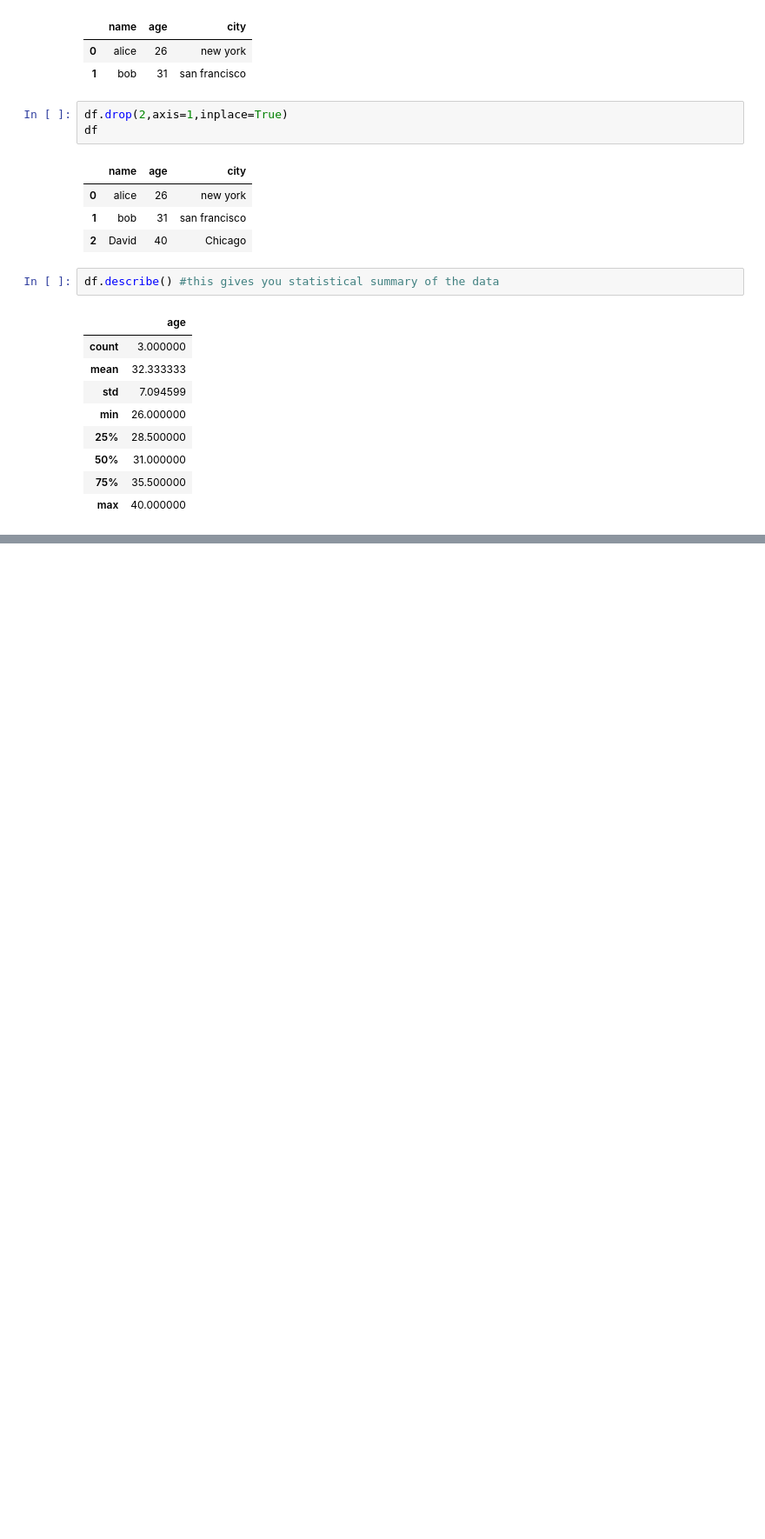
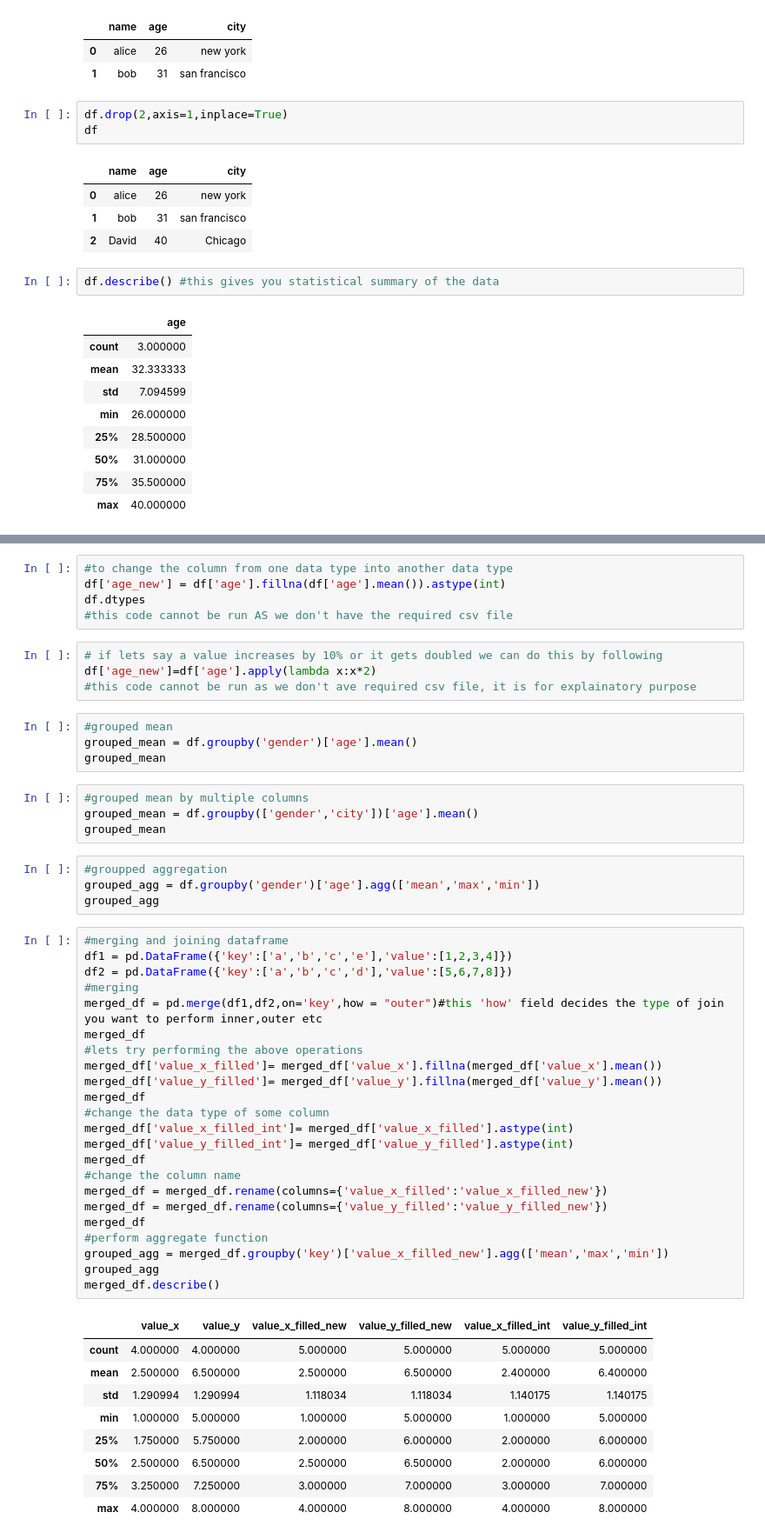
Before and after one commit to JadhavRaaj/machine-learning-notes, a Jupyter notebook: Pandas.ipynb, the cells around one changed output, grey strips where cells are left out. Shown at 87% size. Drawn from its saved outputs; the diff is of its cells as text; blank space fills up the shorter version.

```diff
--- a/Pandas.ipynb
+++ b/Pandas.ipynb
@@ -162,0 +252,54 @@ df.describe() #this gives you statistical summary of the data
+# %%
+#to change the column from one data type into another data type
+df['age_new'] = df['age'].fillna(df['age'].mean()).astype(int)
+df.dtypes
+#this code cannot be run AS we don't have the required csv file
+# %%
+# if lets say a value increases by 10% or it gets doubled we can do this by following
+df['age_new']=df['age'].apply(lambda x:x*2)
+#this code cannot be run as we don't ave required csv file, it is for explainatory purpose
+# %%
+#grouped mean
+grouped_mean = df.groupby('gender')['age'].mean()
+grouped_mean
+# %%
+#grouped mean by multiple columns
+grouped_mean = df.groupby(['gender','city'])['age'].mean()
+grouped_mean
+# %%
+#groupped aggregation
+grouped_agg = df.groupby('gender')['age'].agg(['mean','max','min'])
+grouped_agg
+# %%
+#merging and joining dataframe
+df1 = pd.DataFrame({'key':['a','b','c','e'],'value':[1,2,3,4]})
+df2 = pd.DataFrame({'key':['a','b','c','d'],'value':[5,6,7,8]})
+#merging
+merged_df = pd.merge(df1,df2,on='key',how = "outer")#this 'how' field decides the type of join you want to perform inner,outer etc
+merged_df
+#lets try performing the above operations
+merged_df['value_x_filled']= merged_df['value_x'].fillna(merged_df['value_x'].mean())
+merged_df['value_y_filled']= merged_df['value_y'].fillna(merged_df['value_y'].mean())
+merged_df
+#change the data type of some column
+merged_df['value_x_filled_int']= merged_df['value_x_filled'].astype(int)
+merged_df['value_y_filled_int']= merged_df['value_y_filled'].astype(int)
+merged_df
+#change the column name
+merged_df = merged_df.rename(columns={'value_x_filled':'value_x_filled_new'})
+merged_df = merged_df.rename(columns={'value_y_filled':'value_y_filled_new'})
+merged_df
+#perform aggregate function
+grouped_agg = merged_df.groupby('key')['value_x_filled_new'].agg(['mean','max','min'])
+grouped_agg
+merged_df.describe()
+# %% [output]
+|  | value_x | value_y | value_x_filled_new | value_y_filled_new | value_x_filled_int | value_y_filled_int |
+| count | 4.000000 | 4.000000 | 5.000000 | 5.000000 | 5.000000 | 5.000000 |
+| mean | 2.500000 | 6.500000 | 2.500000 | 6.500000 | 2.400000 | 6.400000 |
+| std | 1.290994 | 1.290994 | 1.118034 | 1.118034 | 1.140175 | 1.140175 |
+| min | 1.000000 | 5.000000 | 1.000000 | 5.000000 | 1.000000 | 5.000000 |
+| 25% | 1.750000 | 5.750000 | 2.000000 | 6.000000 | 2.000000 | 6.000000 |
+| 50% | 2.500000 | 6.500000 | 2.500000 | 6.500000 | 2.000000 | 6.000000 |
+| 75% | 3.250000 | 7.250000 | 3.000000 | 7.000000 | 3.000000 | 7.000000 |
+| max | 4.000000 | 8.000000 | 4.000000 | 8.000000 | 4.000000 | 8.000000 |
```
Also changed, not shown: parts of 25 cells of this notebook.
